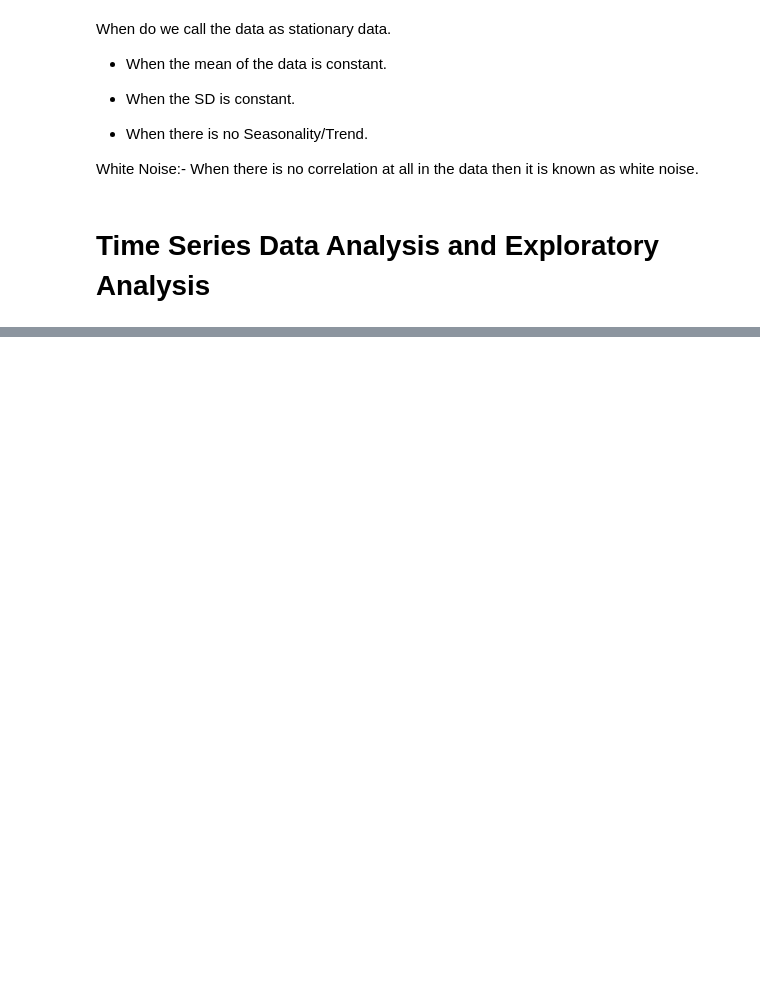
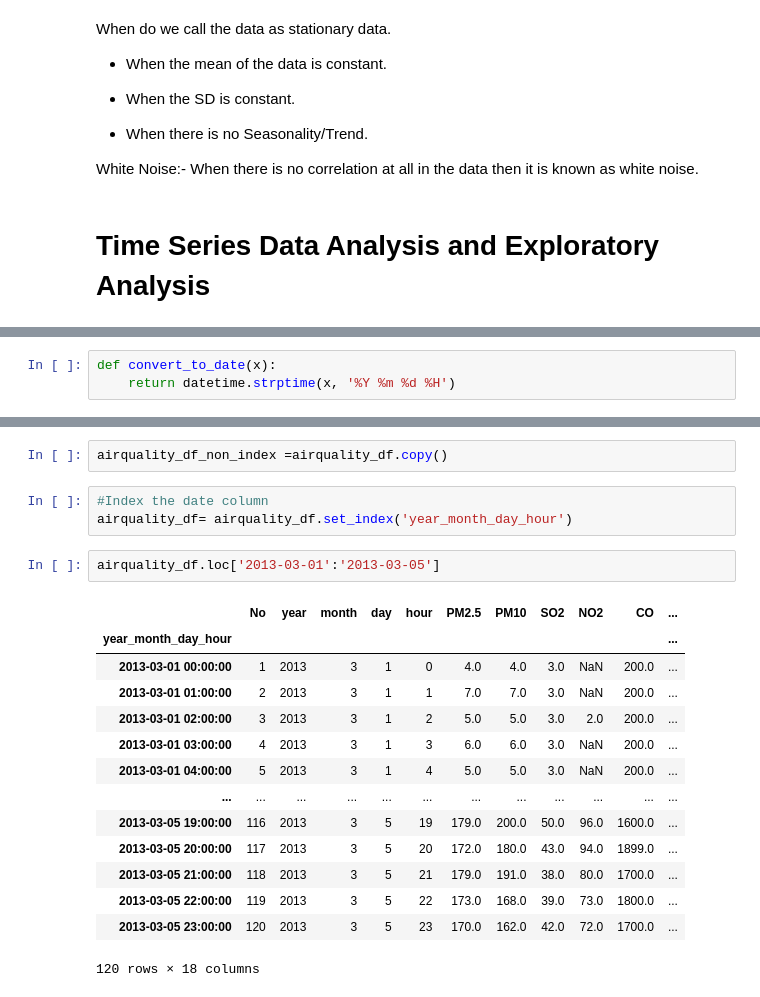
Before and after one commit to AVI18794/Awesome-pytorch-list, a Jupyter notebook: Time_Series_1.ipynb, the cells around one changed output, grey strips where cells are left out. Cells and saved outputs as stored; diff of their text form; blank space fills up the shorter version.

```diff
--- a/Time_Series_1.ipynb
+++ b/Time_Series_1.ipynb
@@ -41,0 +114,3 @@ warnings.filterwarnings('ignore')
+# %%
+def convert_to_date(x):
+	return datetime.strptime(x, '%Y %m %d %H')
@@ -41,0 +187,22 @@ warnings.filterwarnings('ignore')
+# %%
+airquality_df_non_index =airquality_df.copy()
+# %%
+#Index the date column
+airquality_df= airquality_df.set_index('year_month_day_hour')
+# %%
+airquality_df.loc['2013-03-01':'2013-03-05']
+# %% [output]
+|  | No | year | month | day | hour | PM2.5 | PM10 | SO2 | NO2 | CO | ... |
+| year_month_day_hour |  |  |  |  |  |  |  |  |  |  | ... |
+| 2013-03-01 00:00:00 | 1 | 2013 | 3 | 1 | 0 | 4.0 | 4.0 | 3.0 | NaN | 200.0 | ... |
+| 2013-03-01 01:00:00 | 2 | 2013 | 3 | 1 | 1 | 7.0 | 7.0 | 3.0 | NaN | 200.0 | ... |
+| 2013-03-01 02:00:00 | 3 | 2013 | 3 | 1 | 2 | 5.0 | 5.0 | 3.0 | 2.0 | 200.0 | ... |
+| 2013-03-01 03:00:00 | 4 | 2013 | 3 | 1 | 3 | 6.0 | 6.0 | 3.0 | NaN | 200.0 | ... |
+| 2013-03-01 04:00:00 | 5 | 2013 | 3 | 1 | 4 | 5.0 | 5.0 | 3.0 | NaN | 200.0 | ... |
+| ... | ... | ... | ... | ... | ... | ... | ... | ... | ... | ... | ... |
+| 2013-03-05 19:00:00 | 116 | 2013 | 3 | 5 | 19 | 179.0 | 200.0 | 50.0 | 96.0 | 1600.0 | ... |
+| 2013-03-05 20:00:00 | 117 | 2013 | 3 | 5 | 20 | 172.0 | 180.0 | 43.0 | 94.0 | 1899.0 | ... |
+| 2013-03-05 21:00:00 | 118 | 2013 | 3 | 5 | 21 | 179.0 | 191.0 | 38.0 | 80.0 | 1700.0 | ... |
+| 2013-03-05 22:00:00 | 119 | 2013 | 3 | 5 | 22 | 173.0 | 168.0 | 39.0 | 73.0 | 1800.0 | ... |
+| 2013-03-05 23:00:00 | 120 | 2013 | 3 | 5 | 23 | 170.0 | 162.0 | 42.0 | 72.0 | 1700.0 | ... |
+120 rows × 18 columns
```
Also changed, not shown: parts of 21 cells of this notebook.
